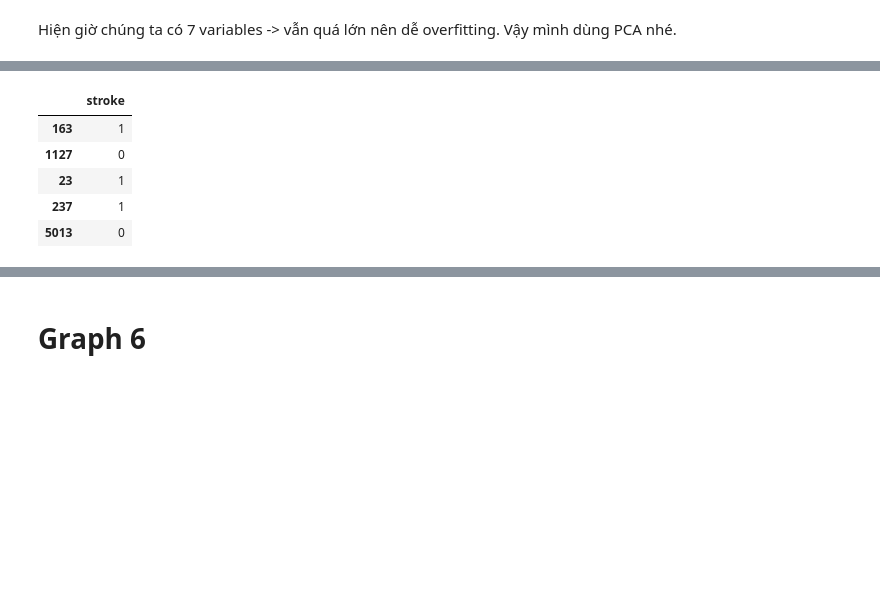
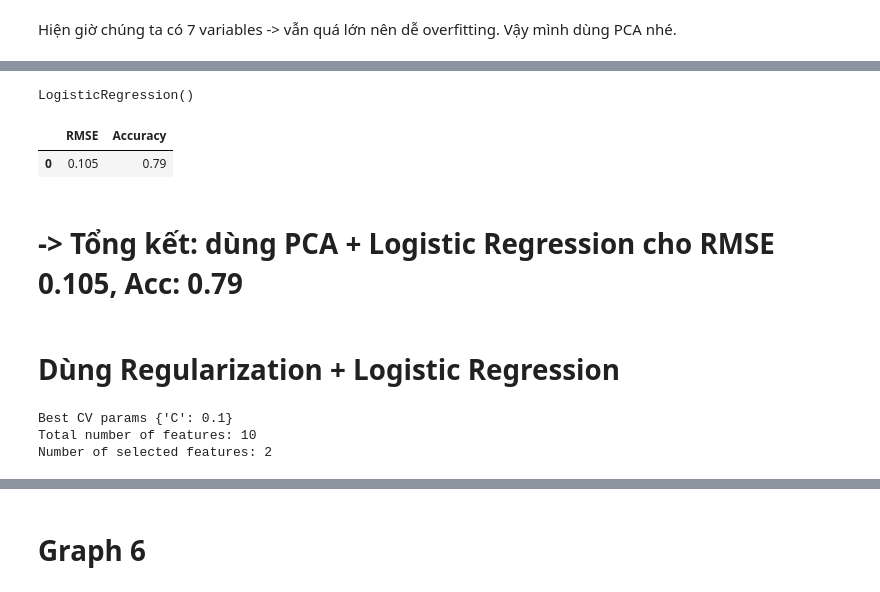
Before and after one commit to TranHap/Stroke-prediction, a Jupyter notebook: Official.ipynb, the cells around one changed output, grey strips where cells are left out. Cells and saved outputs as stored; diff of their text form; code cells hidden in the pictures; blank space fills up the shorter version.

```diff
--- a/Official.ipynb
+++ b/Official.ipynb
@@ -302,9 +277,13 @@ X_train.head()
-# %%
-y_train.head()
-# %% [output]
-|  | stroke |
-| 163 | 1 |
-| 1127 | 0 |
-| 23 | 1 |
-| 237 | 1 |
-| 5013 | 0 |
+# %%
+# from sklearn.linear_model import LogisticRegression
+from sklearn.model_selection import train_test_split
+
+X_train, X_test, y_train, y_test = train_test_split(X_under, y_under, train_size = 0.8, random_state = 20, stratify = y_under)
+X_train_reduced = pca.fit_transform(X_train)
+X_test_reduced = pca.transform(X_test)
+y_train = y_train.values.ravel()
+
+lr = LogisticRegression()
+lr.fit(X_train_reduced, y_train)
+# %% [output]
+LogisticRegression()
@@ -311 +292,38 @@ y_train.head()
+# %%
+score = MSE(y_test, y_pred)
+RMSE = (score)*(1/2)
+accuracy = accuracy_score(y_test, y_pred)
+
+summary = pd.DataFrame({
+    "RMSE": [RMSE],
+    "Accuracy": [accuracy]
+})
+summary.head()
+# %% [output]
+|  | RMSE | Accuracy |
+| 0 | 0.105 | 0.79 |
+# %% [markdown]
+# -> Tổng kết: dùng PCA + Logistic Regression cho RMSE 0.105, Acc: 0.79
+# %% [markdown]
+# Dùng Regularization + Logistic Regression
+# %%
+# Specify L1 regularization
+lr = LogisticRegression(solver='liblinear', penalty='l1',random_state=42)
+
+# Instantiate the GridSearchCV object and run the search
+searcher = GridSearchCV(lr, {'C':[0.001, 0.01, 0.1, 1, 10,100]})
+searcher.fit(X_train, y_train)
+
+# Report the best parameters
+print("Best CV params", searcher.best_params_)
+
+# Find the number of nonzero coefficients (selected features)
+best_lr = searcher.best_estimator_
+coefs = best_lr.coef_
+print("Total number of features:", coefs.size)
+print("Number of selected features:", np.count_nonzero(coefs))
+# %% [output]
+Best CV params {'C': 0.1}
+Total number of features: 10
+Number of selected features: 2
 # %%
```
Also changed, not shown: parts of 40 cells of this notebook, 4 other files.
